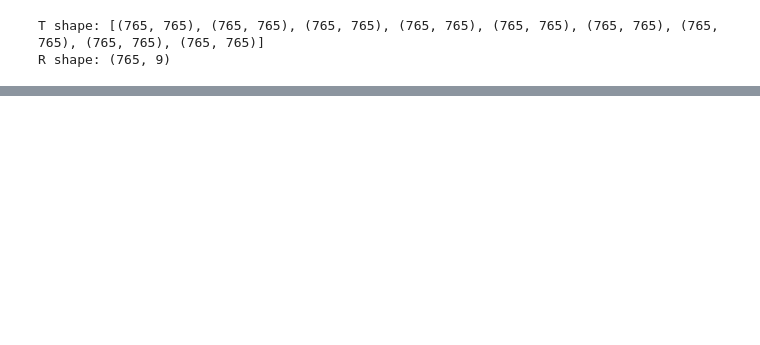
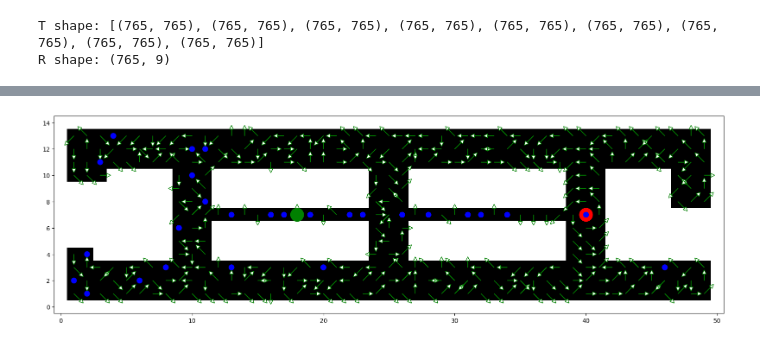
Before and after one commit to jormunrod/IA_RL_Project, a Jupyter notebook: Proyect.ipynb, the cells around one changed output, grey strips where cells are left out. Cells and saved outputs as stored; diff of their text form; code cells hidden in the pictures; blank space fills up the shorter version.

```diff
--- a/Proyect.ipynb
+++ b/Proyect.ipynb
@@ -155,5 +220,5 @@ T shape: [(765, 765), (765, 765), (765, 765), (765, 765), (765, 765), (765, 765)
 R shape: (765, 9)
 # %%
 # Implementación de Q-Learning con mdptoolbox
-ql = mdp.QLearning(transitions=T, reward=R, discount=0.99, n_iter=300000)
+ql = mdp.QLearning(transitions=T, reward=R, discount=0.95, n_iter=300000)
 ql.run()
@@ -181,0 +225,11 @@ plt.show()
+# %%
+print("Política óptima:")
+print(ql.policy)
+print(len(ql.policy))
+print("Acciones" + str(acciones))
+
+# Visualización de la política óptima
+i = 0
+for action in ql.policy:
+    print("Decisión en el estado ", i, "( " + str(i // m) + ", " + str(i % m) + "): ", acciones[action])
+    i+=1
@@ -181,0 +254,40 @@ plt.show()
+# %%
+# Definir un diccionario para mapear índices de acciones a desplazamientos
+movimientos = {
+    'n': (0, 1), 'ne': (1, 1), 'e': (1, 0), 'se': (1, -1),
+    's': (0, -1), 'sw': (-1, -1), 'w': (-1, 0), 'nw': (-1, 1), 'wait': (0, 0)
+}
+
+# Lista de acciones
+acciones = ['N', 'NE', 'E', 'SE', 'S', 'SW', 'W', 'NW', 'wait']
+
+def aplica_accion(estado, accion):
+    mov = movimientos[accion]
+    return (estado[0] + mov[0], estado[1] + mov[1])
+
+def visualiza_mapa():
+    plt.figure(figsize=(20, 20))
+    plt.imshow(mapa.T, cmap='gray', origin='lower')
+    plt.gca().add_patch(plt.Circle((destino), radius=0.5, edgecolor='red', facecolor='red'))
+    plt.gca().add_patch(plt.Circle((Pinit), radius=0.5, edgecolor='green', facecolor='green'))
+
+def visualiza_politica(politica):
+    visualiza_mapa()
+    for i in range(n):
+        for j in range(m):
+            if mapa[i, j] == 0:
+                s_index = i * m + j
+                accion = acciones[politica[s_index]].lower()
+                if accion == 'wait':
+                    plt.gca().add_patch(plt.Circle((i,j), radius=0.2, edgecolor='blue', facecolor='blue'))
+                    continue
+                estado = (i, j)
+                e1 = aplica_accion(estado, accion)
+                x0, y0 = estado[0], estado[1]
+                x1, y1 = e1[0], e1[1]
+
+                plt.gca().arrow(x0, y0, (x1 - x0) * 0.5, (y1 - y0) * 0.5, head_width=0.3, head_length=0.3, fc='white', ec='green')
+    plt.show()
+visualiza_politica(ql.policy)
+# %% [output]
+[figure, added]
```
Also changed, not shown: parts of 11 cells of this notebook.
